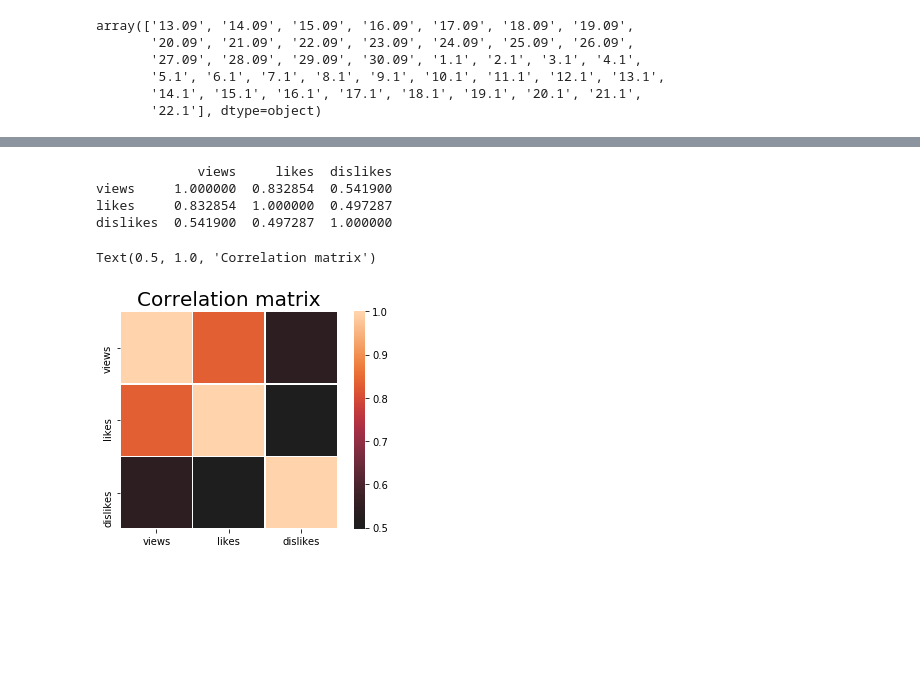
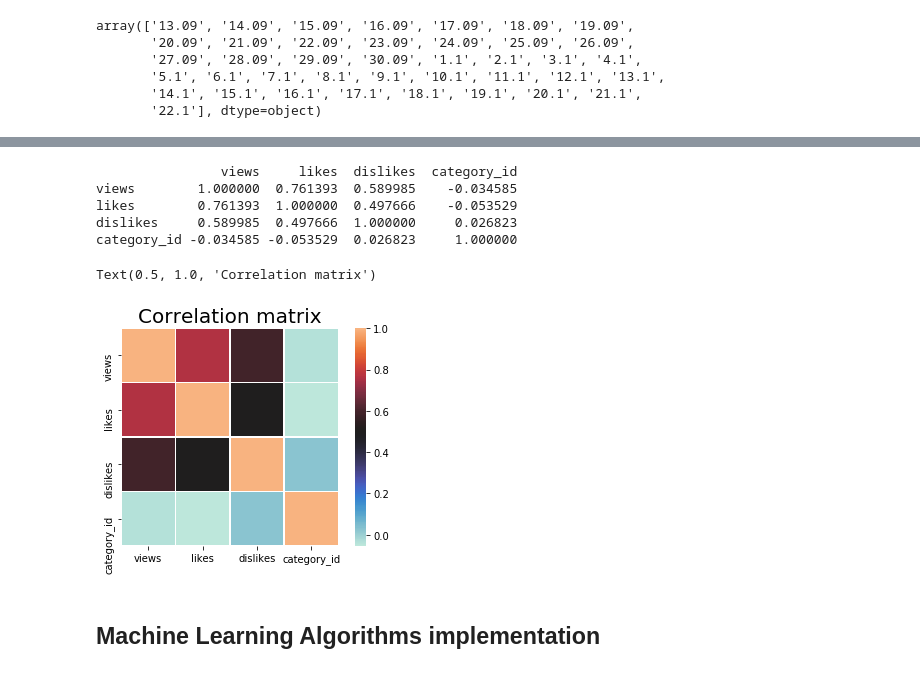
Before and after one commit to singhamanraj/Capstone-Project, a Jupyter notebook: YouTube_Likes_Prediction.ipynb, the cells around one changed output, grey strips where cells are left out. Saved outputs shown, nothing was run; the diff lists cells and outputs as text; code cells hidden in the pictures; blank space fills up the shorter version.

Commit message:
Adding code for outliers

```diff
--- a/YouTube_Likes_Prediction.ipynb
+++ b/YouTube_Likes_Prediction.ipynb
@@ -94,0 +188,7 @@ video_data.shape
+# %%
+#Removing outliers loglikes
+
+video_data = video_data[video_data['loglikes'] < 14]
+video_data = video_data[video_data['loglikes'] > 4.5]
+
+video_data.shape
@@ -94,0 +219,5 @@ video_data.shape
+# %%
+video_data = video_data[video_data['logdislikes'] < 11]
+video_data = video_data[video_data['logdislikes'] > 1]
+
+video_data.shape
@@ -94,0 +248,7 @@ video_data.shape
+# %%
+#Removing outliers logviews
+
+video_data = video_data[video_data['logviews'] <= 16.7]
+video_data = video_data[video_data['logviews'] >= 9]
+
+video_data.shape
@@ -94,0 +279,7 @@ video_data.shape
+# %%
+#Removing outliers logcomment_total
+
+video_data = video_data[video_data['logcomment_total'] < 11.5]
+video_data = video_data[video_data['logcomment_total'] >= 3]
+
+video_data.shape
@@ -274,14 +476,14 @@ quick_insight(video_data, 'USA', 'cyan')
 # %%
-import seaborn as sns
-corr_us = video_data.loc[:,['views', 'likes', 'dislikes']].corr()
+corr_us = video_data.loc[:,['views', 'likes', 'dislikes','category_id']].corr()
 print(corr_us)
 
 ax1 = sns.heatmap(corr_us, vmax=1, center=0.5, square=True, linewidths=.5)
 ax1.set_title('Correlation matrix', fontsize=20)
 # %% [output]
-             views     likes  dislikes
-views     1.000000  0.832854  0.541900
-likes     0.832854  1.000000  0.497287
-dislikes  0.541900  0.497287  1.000000
+                views     likes  dislikes  category_id
+views        1.000000  0.761393  0.589985    -0.034585
+likes        0.761393  1.000000  0.497666    -0.053529
+dislikes     0.589985  0.497666  1.000000     0.026823
+category_id -0.034585 -0.053529  0.026823     1.000000
 Text(0.5, 1.0, 'Correlation matrix')
-[figure, old version]
+[figure, new version]
@@ -323,3 +490,5 @@ def vldc_plot(df_init, country):
+# %% [markdown]
+## Machine Learning Algorithms implementation
 # %%
 #Creating X,y and splitting the dataset into training and testing
 
```
Also changed, not shown: parts of 45 cells of this notebook.
